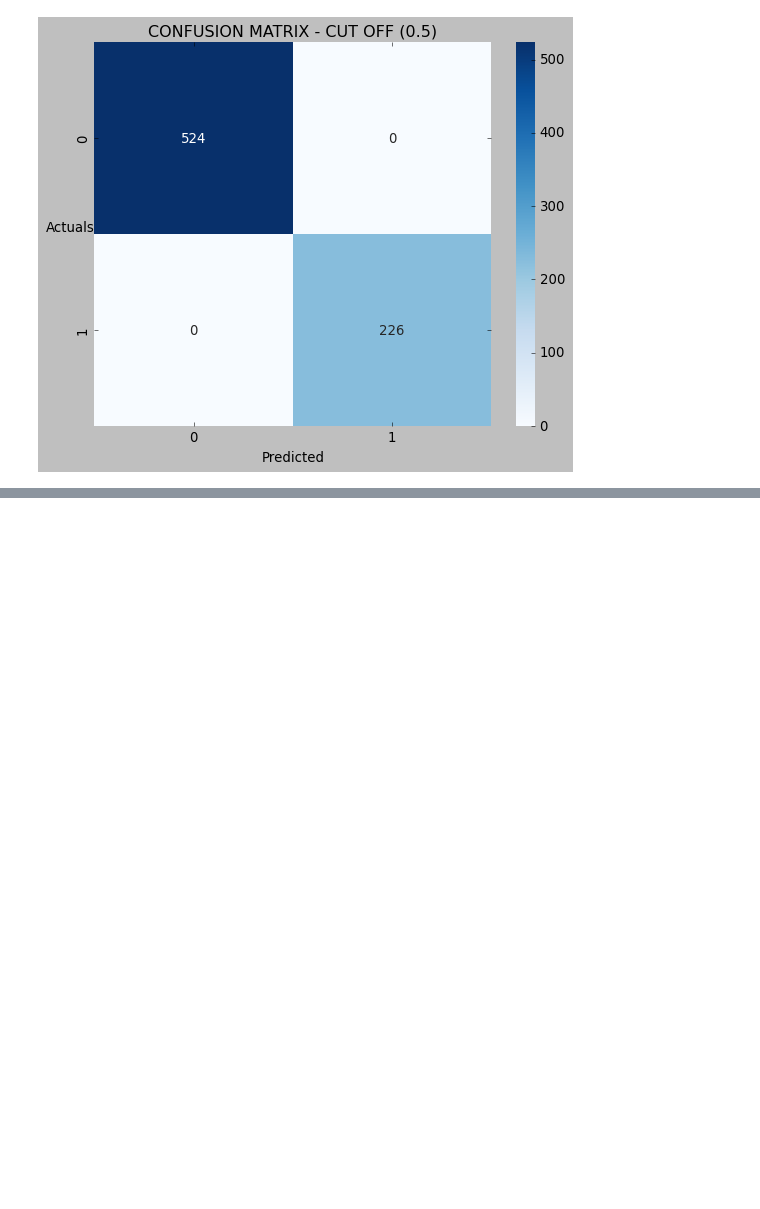
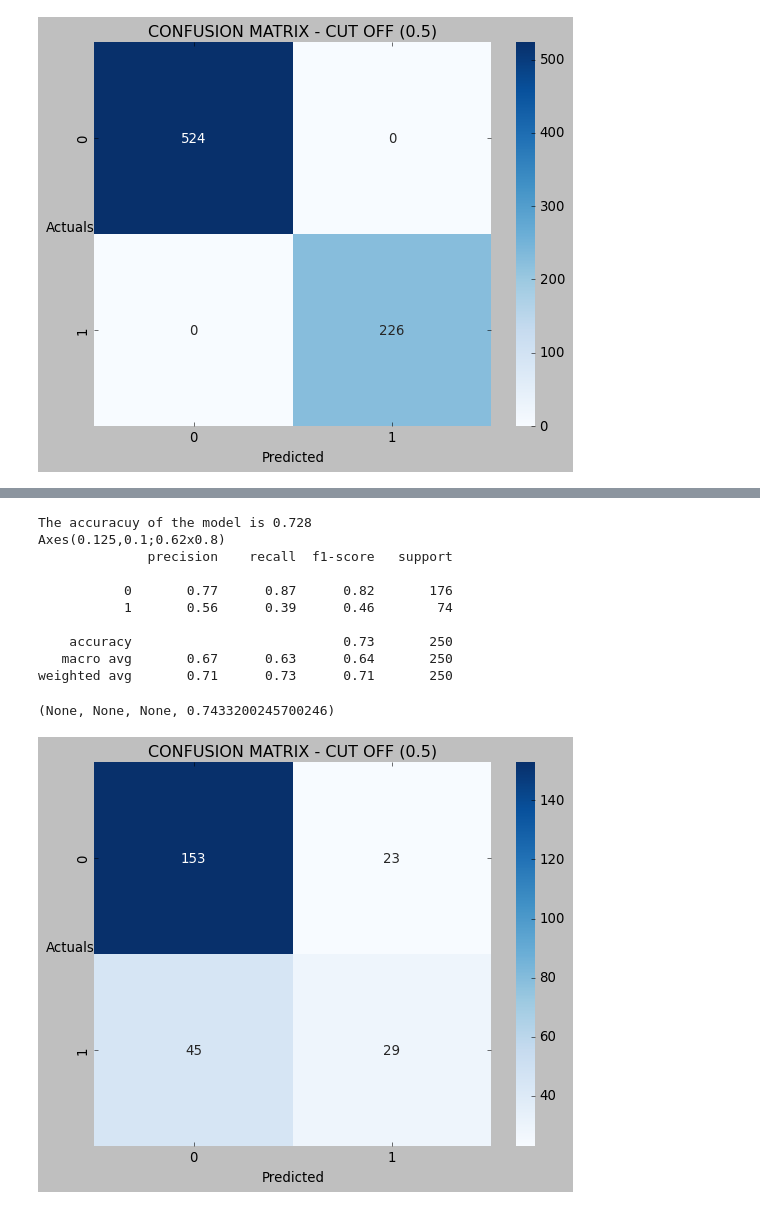
Before and after one commit to HitenDewangan/DataScience-AIML, a Jupyter notebook: Machine Learning/DecisionTree.ipynb, the cells around one changed output, grey strips where cells are left out. Saved outputs shown, nothing was run; the diff lists cells and outputs as text; code cells hidden in the pictures; blank space fills up the shorter version.

```diff
--- a/Machine Learning/DecisionTree.ipynb
+++ b/Machine Learning/DecisionTree.ipynb
@@ -715,0 +752,15 @@ weighted avg       0.76      0.77      0.76       250
+# %%
+evaluate_test_model(AD_Boost)
+# %% [output]
+The accuracuy of the model is 0.728
+Axes(0.125,0.1;0.62x0.8)
+              precision    recall  f1-score   support
+
+           0       0.77      0.87      0.82       176
+           1       0.56      0.39      0.46        74
+
+    accuracy                           0.73       250
+   macro avg       0.67      0.63      0.64       250
+weighted avg       0.71      0.73      0.71       250
+(None, None, None, 0.7433200245700246)
+[figure, added]
```
Also changed, not shown: parts of 31 cells of this notebook.
